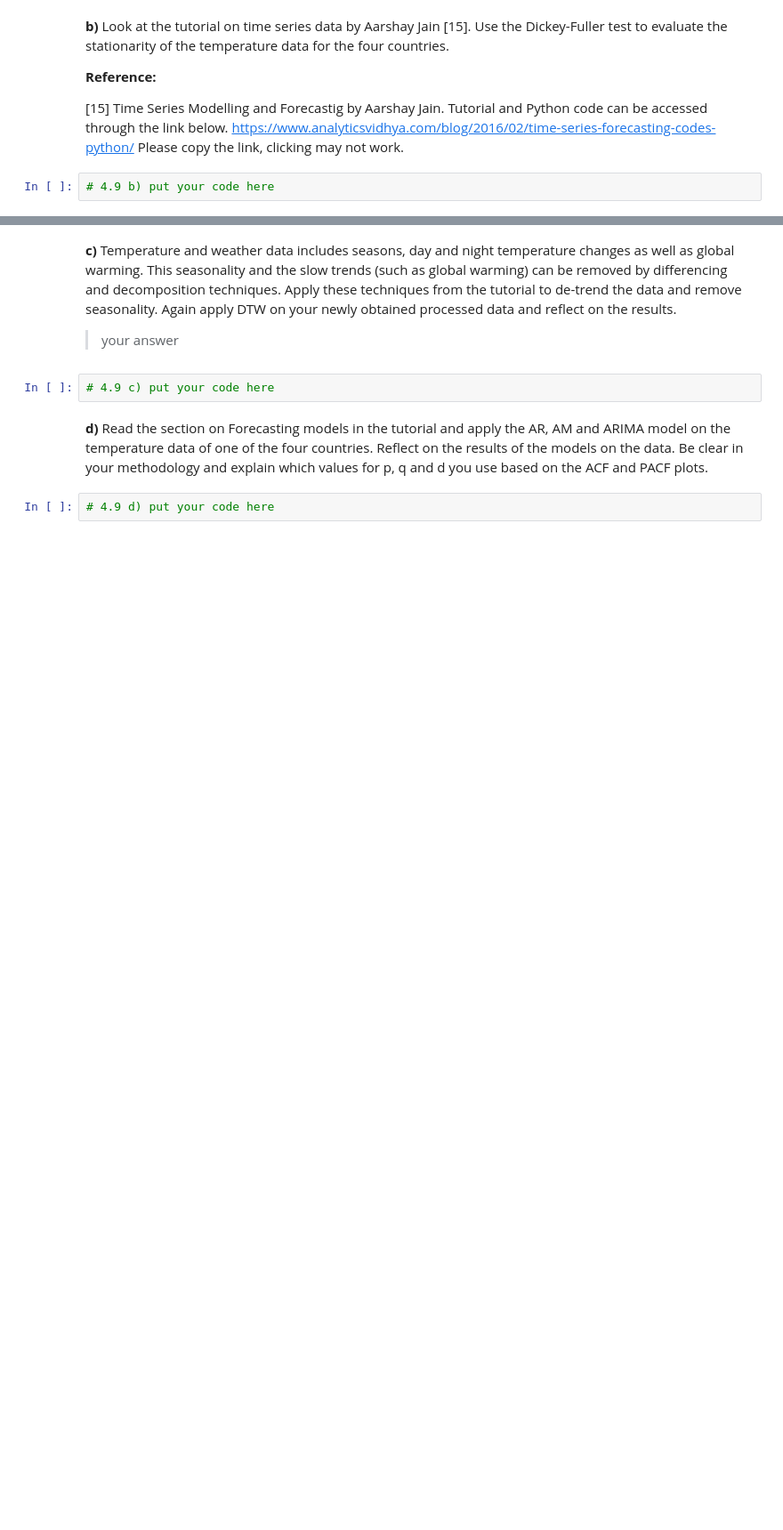
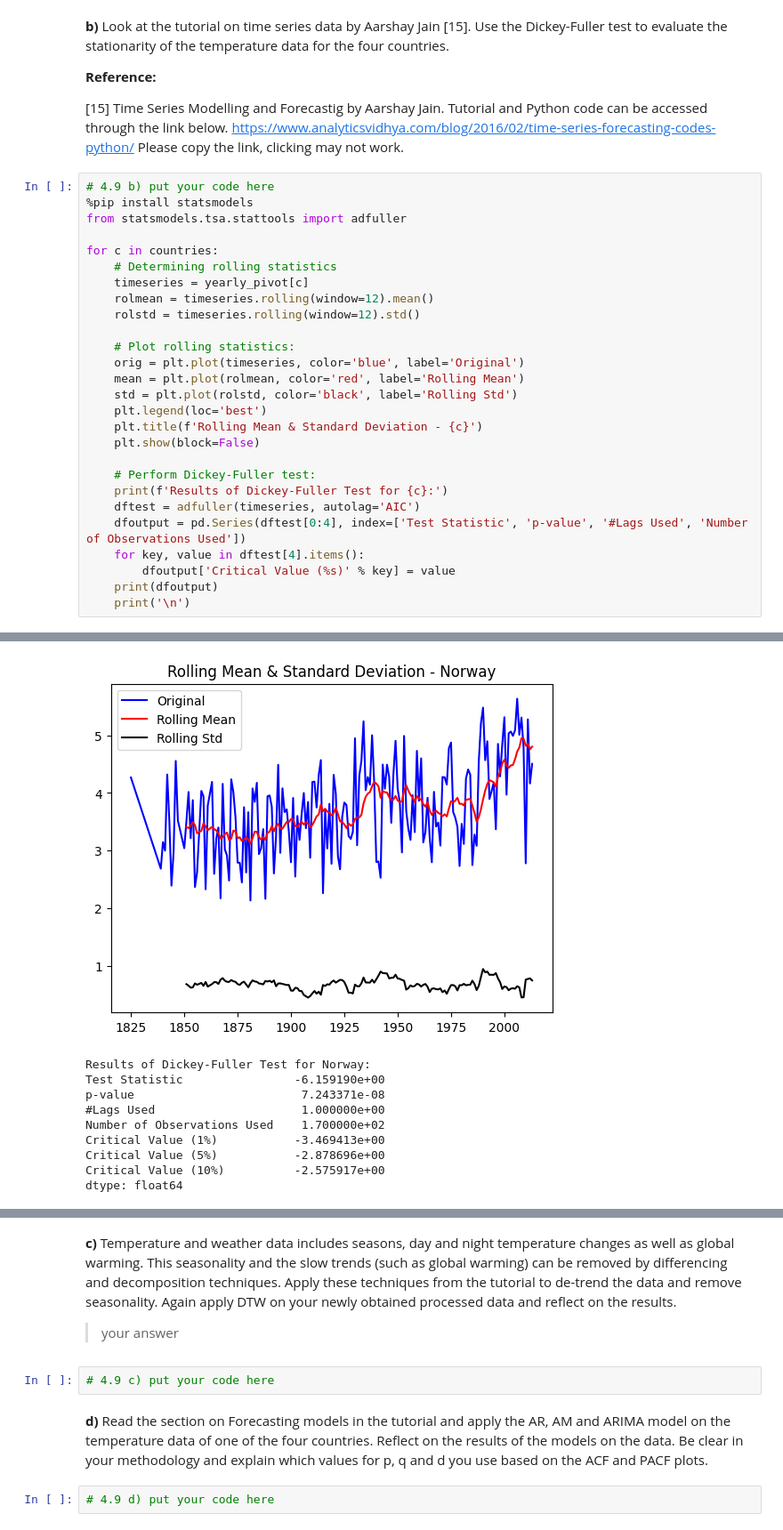
Before and after one commit to KundaiMutuwira/Data_Science_Class, a Jupyter notebook: DS2024_2025_TS_Assignment_Student_Version_1.ipynb, the cells around one changed output, grey strips where cells are left out. Shown at 89% size. Cells and saved outputs as stored; diff of their text form; blank space fills up the shorter version.

```diff
--- a/DS2024_2025_TS_Assignment_Student_Version_1.ipynb
+++ b/DS2024_2025_TS_Assignment_Student_Version_1.ipynb
@@ -951,5 +1031,31 @@ Time series prediction
 **Reference:**
 
 [15] Time Series Modelling and Forecastig by Aarshay Jain. Tutorial and Python code can be accessed through the link below. https://www.analyticsvidhya.com/blog/2016/02/time-series-forecasting-codes-python/ Please copy the link, clicking may not work.
-# %%
-# 4.9 b) put your code here
+# %%
+# 4.9 b) put your code here
+%pip install statsmodels
+from statsmodels.tsa.stattools import adfuller
+
+for c in countries:
+    # Determining rolling statistics
+    timeseries = yearly_pivot[c]
+    rolmean = timeseries.rolling(window=12).mean()
+    rolstd = timeseries.rolling(window=12).std()
+
+    # Plot rolling statistics:
+    orig = plt.plot(timeseries, color='blue', label='Original')
+    mean = plt.plot(rolmean, color='red', label='Rolling Mean')
+    std = plt.plot(rolstd, color='black', label='Rolling Std')
+    plt.legend(loc='best')
+    plt.title(f'Rolling Mean & Standard Deviation - {c}')
+    plt.show(block=False)
+
+    # Perform Dickey-Fuller test:
+    print(f'Results of Dickey-Fuller Test for {c}:')
+    dftest = adfuller(timeseries, autolag='AIC')
+    dfoutput = pd.Series(dftest[0:4], index=['Test Statistic', 'p-value', '#Lags Used', 'Number of Observations Used'])
+    for key, value in dftest[4].items():
+        dfoutput['Critical Value (%s)' % key] = value
+    print(dfoutput)
+    print('\n')
+# %% [output]
@@ -955,0 +1078,10 @@ Time series prediction
+[figure, added]
+Results of Dickey-Fuller Test for Norway:
+Test Statistic                -6.159190e+00
+p-value                        7.243371e-08
+#Lags Used                     1.000000e+00
+Number of Observations Used    1.700000e+02
+Critical Value (1%)           -3.469413e+00
+Critical Value (5%)           -2.878696e+00
+Critical Value (10%)          -2.575917e+00
+dtype: float64
```
Also changed, not shown: parts of 7 cells of this notebook.
